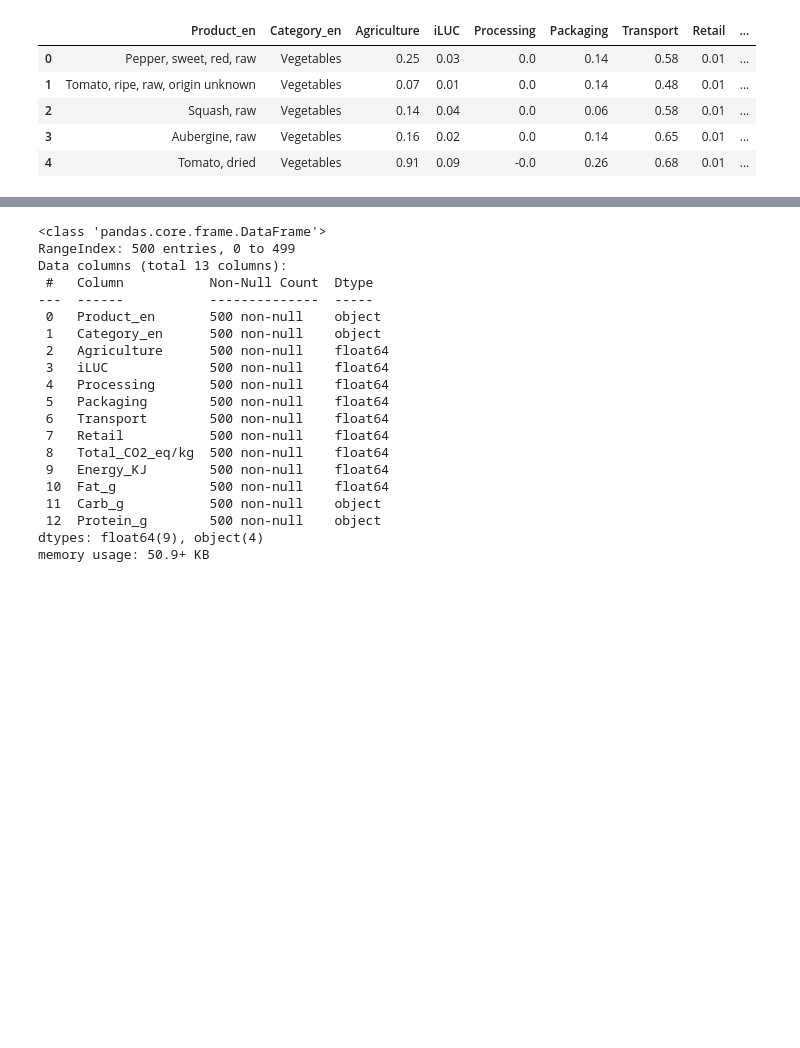
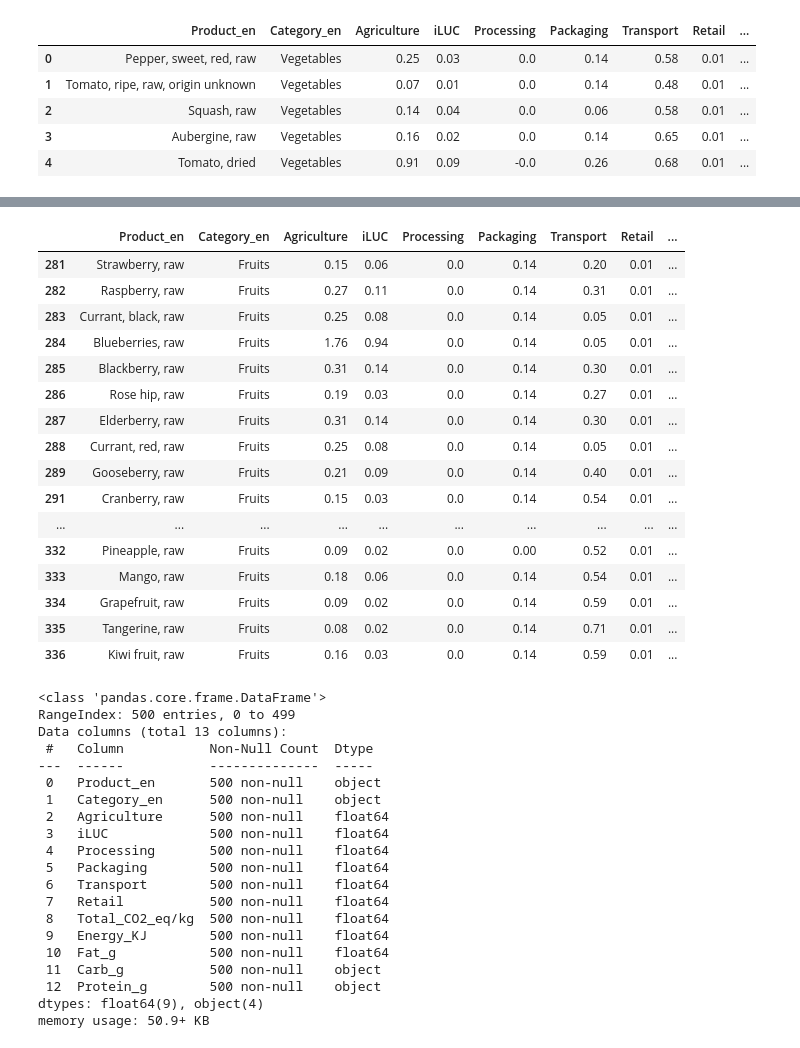
Before and after one commit to mrchapagain/FoodClimateAnalytics, a Jupyter notebook: ConcitoClimateAnalytics.ipynb, the cells around one changed output, grey strips where cells are left out. Saved outputs shown, nothing was run; the diff lists cells and outputs as text; code cells hidden in the pictures; blank space fills up the shorter version.

```diff
--- a/ConcitoClimateAnalytics.ipynb
+++ b/ConcitoClimateAnalytics.ipynb
@@ -105,3 +69,24 @@ selected_data.tail(10)
+# %%
+fruits_data= selected_data[selected_data["Category_en"] == "Fruits"]
+fruits_data
+# %% [output]
+|  | Product_en | Category_en | Agriculture | iLUC | Processing | Packaging | Transport | Retail | ... |
+| 281 | Strawberry, raw | Fruits | 0.15 | 0.06 | 0.0 | 0.14 | 0.20 | 0.01 | ... |
+| 282 | Raspberry, raw | Fruits | 0.27 | 0.11 | 0.0 | 0.14 | 0.31 | 0.01 | ... |
+| 283 | Currant, black, raw | Fruits | 0.25 | 0.08 | 0.0 | 0.14 | 0.05 | 0.01 | ... |
+| 284 | Blueberries, raw | Fruits | 1.76 | 0.94 | 0.0 | 0.14 | 0.05 | 0.01 | ... |
+| 285 | Blackberry, raw | Fruits | 0.31 | 0.14 | 0.0 | 0.14 | 0.30 | 0.01 | ... |
+| 286 | Rose hip, raw | Fruits | 0.19 | 0.03 | 0.0 | 0.14 | 0.27 | 0.01 | ... |
+| 287 | Elderberry, raw | Fruits | 0.31 | 0.14 | 0.0 | 0.14 | 0.30 | 0.01 | ... |
+| 288 | Currant, red, raw | Fruits | 0.25 | 0.08 | 0.0 | 0.14 | 0.05 | 0.01 | ... |
+| 289 | Gooseberry, raw | Fruits | 0.21 | 0.09 | 0.0 | 0.14 | 0.40 | 0.01 | ... |
+| 291 | Cranberry, raw | Fruits | 0.15 | 0.03 | 0.0 | 0.14 | 0.54 | 0.01 | ... |
+| ... | ... | ... | ... | ... | ... | ... | ... | ... | ... |
+| 332 | Pineapple, raw | Fruits | 0.09 | 0.02 | 0.0 | 0.00 | 0.52 | 0.01 | ... |
+| 333 | Mango, raw | Fruits | 0.18 | 0.06 | 0.0 | 0.14 | 0.54 | 0.01 | ... |
+| 334 | Grapefruit, raw | Fruits | 0.09 | 0.02 | 0.0 | 0.14 | 0.59 | 0.01 | ... |
+| 335 | Tangerine, raw | Fruits | 0.08 | 0.02 | 0.0 | 0.14 | 0.71 | 0.01 | ... |
+| 336 | Kiwi fruit, raw | Fruits | 0.16 | 0.03 | 0.0 | 0.14 | 0.59 | 0.01 | ... |
 # %%
 # Inspect the null values, Data Types of each columns
 selected_data.info()
```
Also changed, not shown: parts of 5 cells of this notebook.
